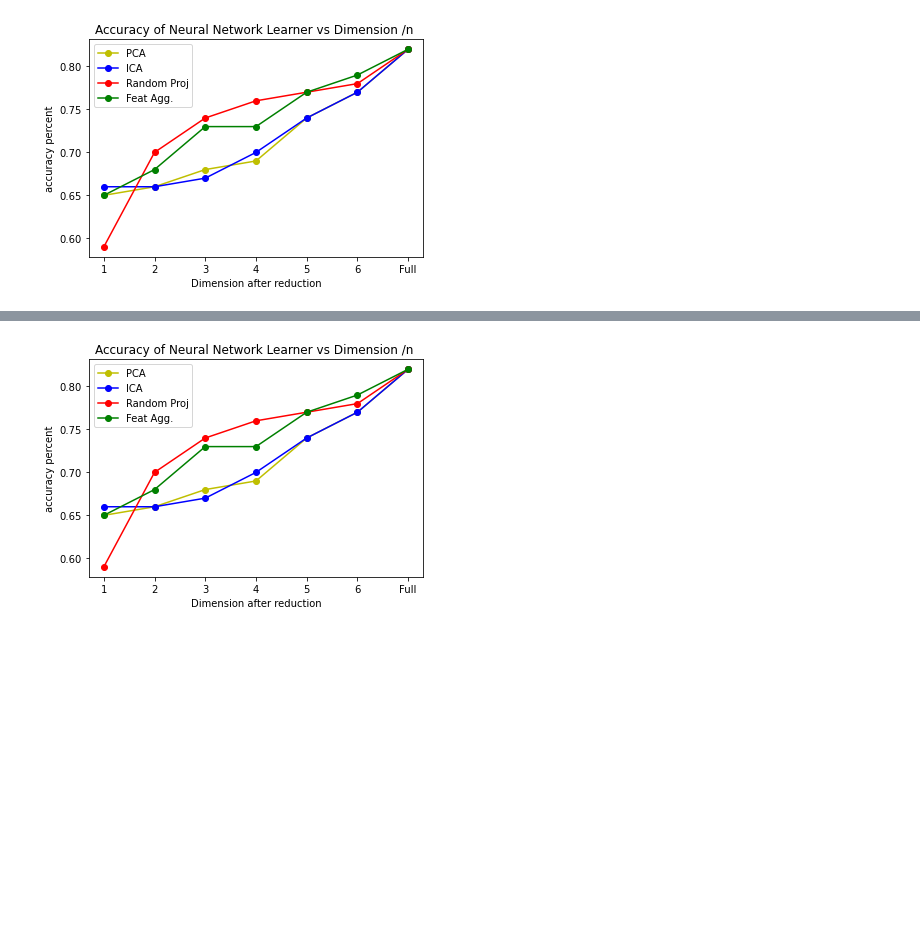
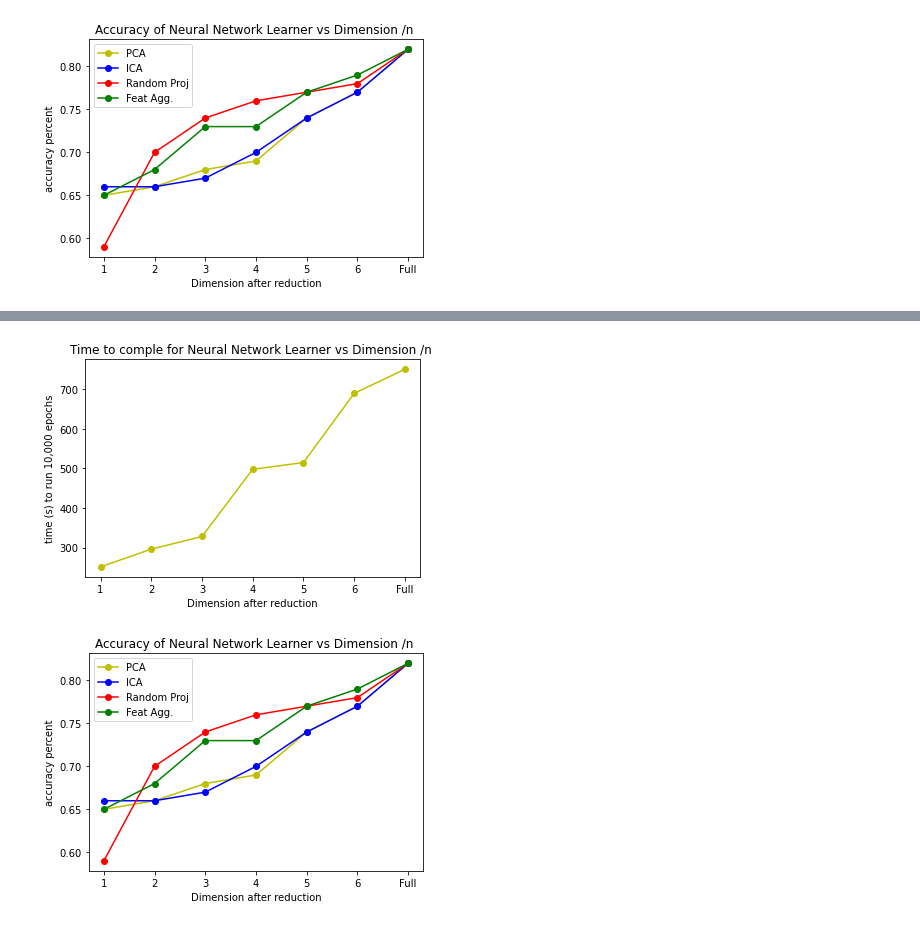
Before and after one commit to swaBid/CS7641, a Jupyter notebook: notebooks/assign3/assign3_cluster_dimRed.ipynb, the cells around one changed output, grey strips where cells are left out. Saved outputs shown, nothing was run; the diff lists cells and outputs as text; code cells hidden in the pictures; blank space fills up the shorter version.

```diff
--- a/notebooks/assign3/assign3_cluster_dimRed.ipynb
+++ b/notebooks/assign3/assign3_cluster_dimRed.ipynb
@@ -199,0 +231,20 @@ plt.show()
+# %%
+#plot dim reduction and nn results
+
+time=[251, 296, 328, 498,515,690,751]
+
+ax=plt.axes()
+ax.set_xticks([0,1,2,3,4,5,6])
+ax.set_xticklabels(['1','2','3','4','5','6','Full'])
+
+plt.plot(time,'o-', color="y",
+        label="PCA")
+
+#plt.grid()
+plt.ylabel('time (s) to run 10,000 epochs')
+plt.xlabel('Dimension after reduction')
+plt.title("Time to comple for Neural Network Learner vs Dimension /n ")
+
+plt.show()
+# %% [output]
+[figure, added]
```
Also changed, not shown: parts of 2 cells of this notebook, 1 other file.
